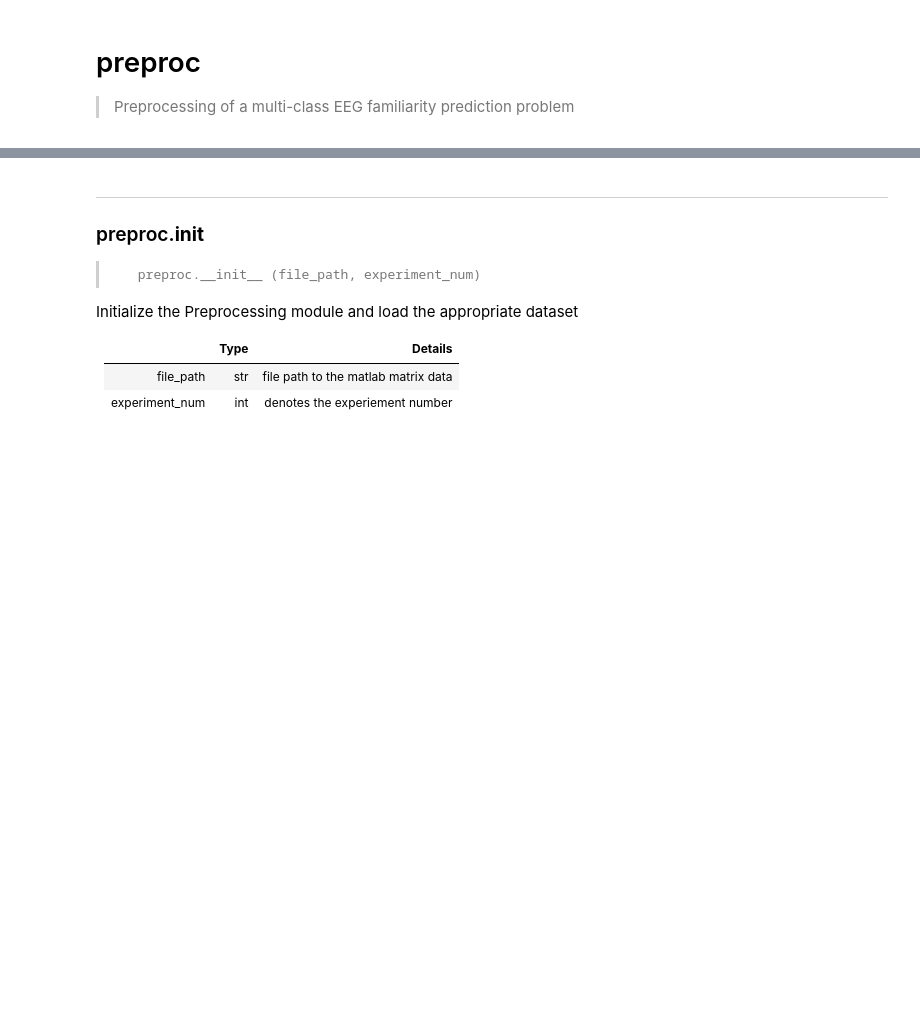
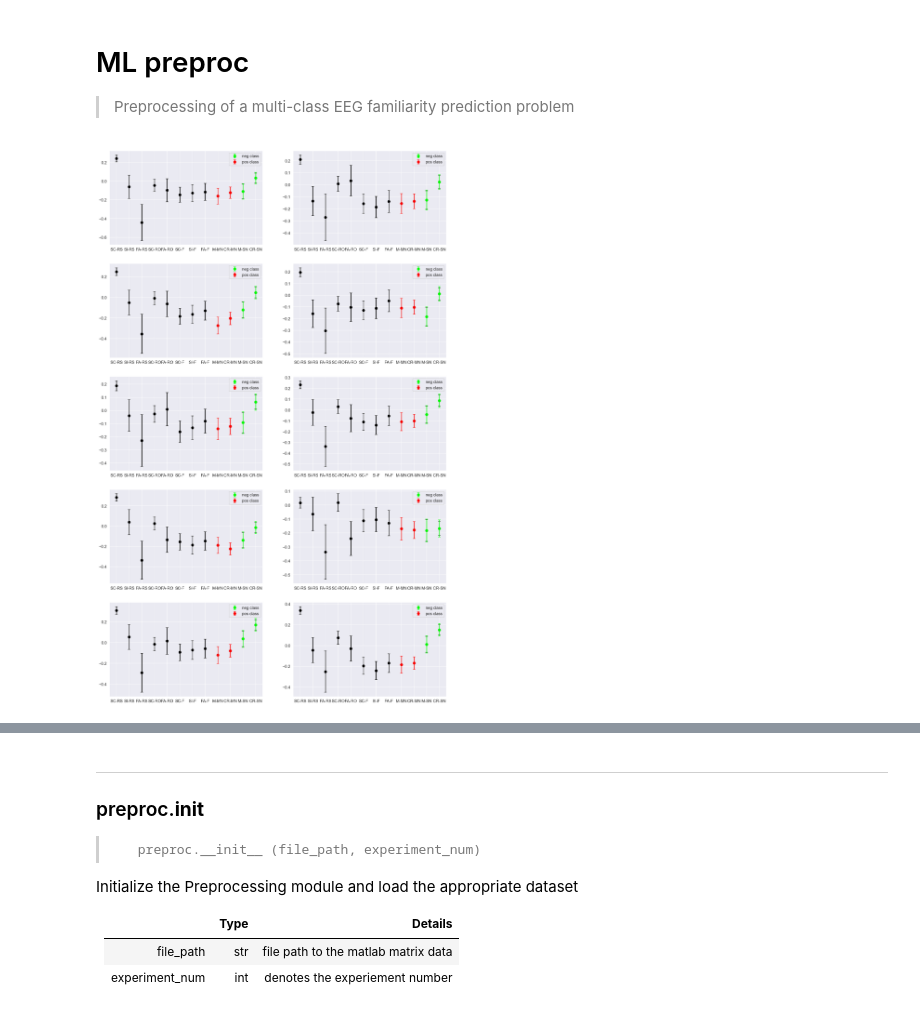
Before and after one commit to FleischerResearchLab/EEG-Familiarity, a Jupyter notebook: nbs/api/00_preproc.ipynb, the cells around one changed output, grey strips where cells are left out. Cells and saved outputs as stored; diff of their text form; code cells hidden in the pictures; blank space fills up the shorter version.

Commit message:
update data loader

```diff
--- a/nbs/api/00_preproc.ipynb
+++ b/nbs/api/00_preproc.ipynb
@@ -1,5 +1,5 @@
 # %% [markdown]
-# preproc
+# ML preproc
 
 > Preprocessing of a multi-class EEG familiarity prediction problem
 # %%
@@ -12,8 +12,11 @@ from nbdev.showdoc import *
 import scipy
 import numpy as np
 from sklearn.model_selection import LeaveOneGroupOut
+from sklearn.discriminant_analysis import LinearDiscriminantAnalysis
 import matplotlib.pyplot as plt
 import seaborn as sns
+
+sns.set_style("darkgrid")
 # %%
 #| export
 # wrapper class for data preprocessing
@@ -397 +424,25 @@ class preproc:
         plt.legend()
+# %%
+# multiple group
+
+file_path = "../../../EEG-Familiarity-Prediction/data_imbalLDA_1.mat"
+
+data_preproc = preproc(file_path, experiment_num=1)
+pos1, neg1 = data_preproc.filter_index(2,5,2,4)
+pos2, neg2 = data_preproc.filter_index(4,5,4,4)
+
+pos_idx, neg_idx = data_preproc.merge_two_class(pos1, neg1, pos2, neg2)
+X, y, subject = data_preproc.get_data_by_index(pos_idx, neg_idx)
+
+LDA = LinearDiscriminantAnalysis(shrinkage=None, solver="eigen")
+
+pos_idx = [10, 11]
+neg_idx = [8, 9]
+
+fig, axs = plt.subplots(5,2, figsize=(15, 25))
+axs = axs.flatten()
+
+for _ in range(10):
+    data_preproc.generate_projections(LDA, pos_idx, neg_idx, X, y, subject, balance=True, plt=axs[_])
+# %% [output]
+[figure, added]
```
Also changed, not shown: parts of 2 cells of this notebook, 9 other files.
